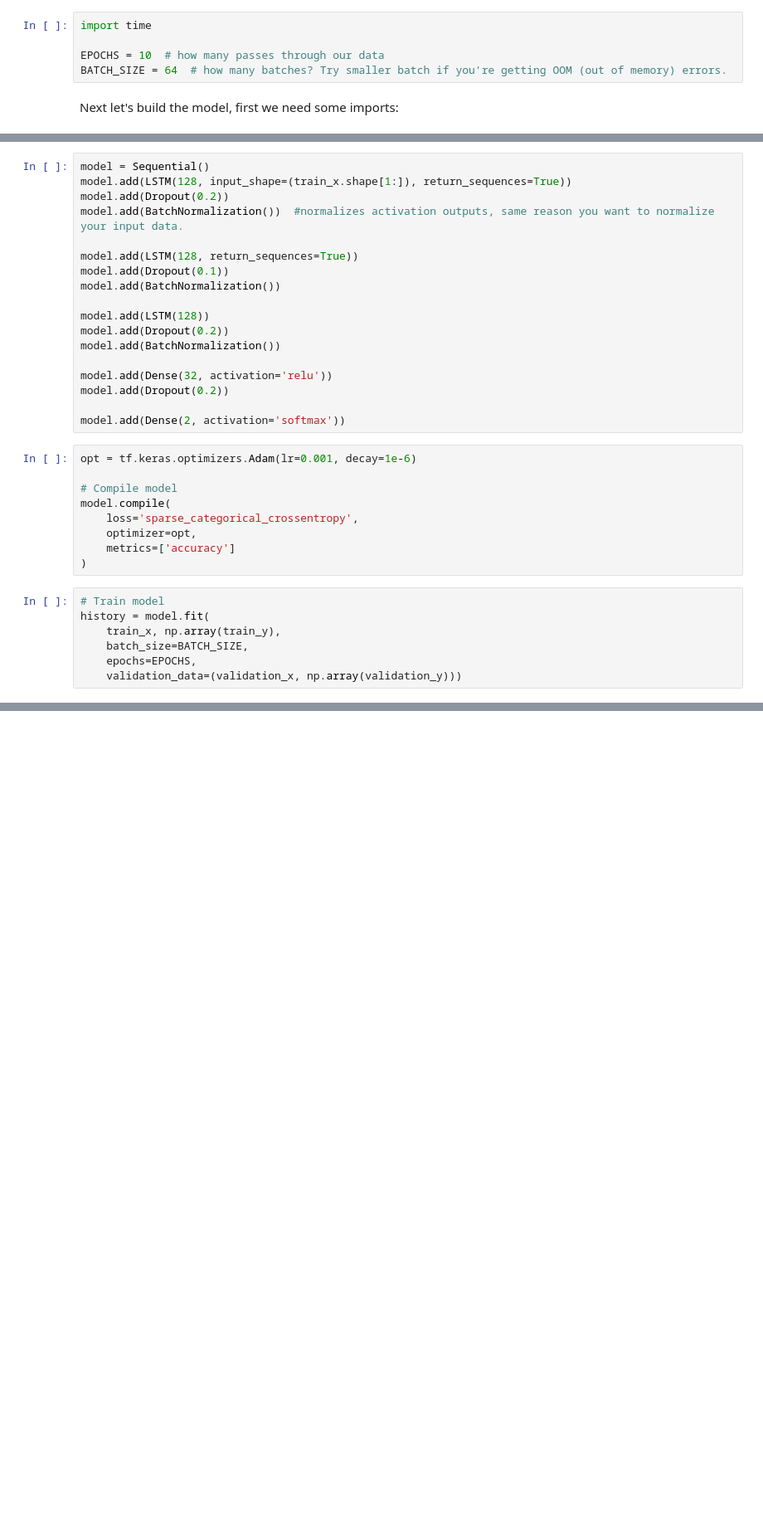
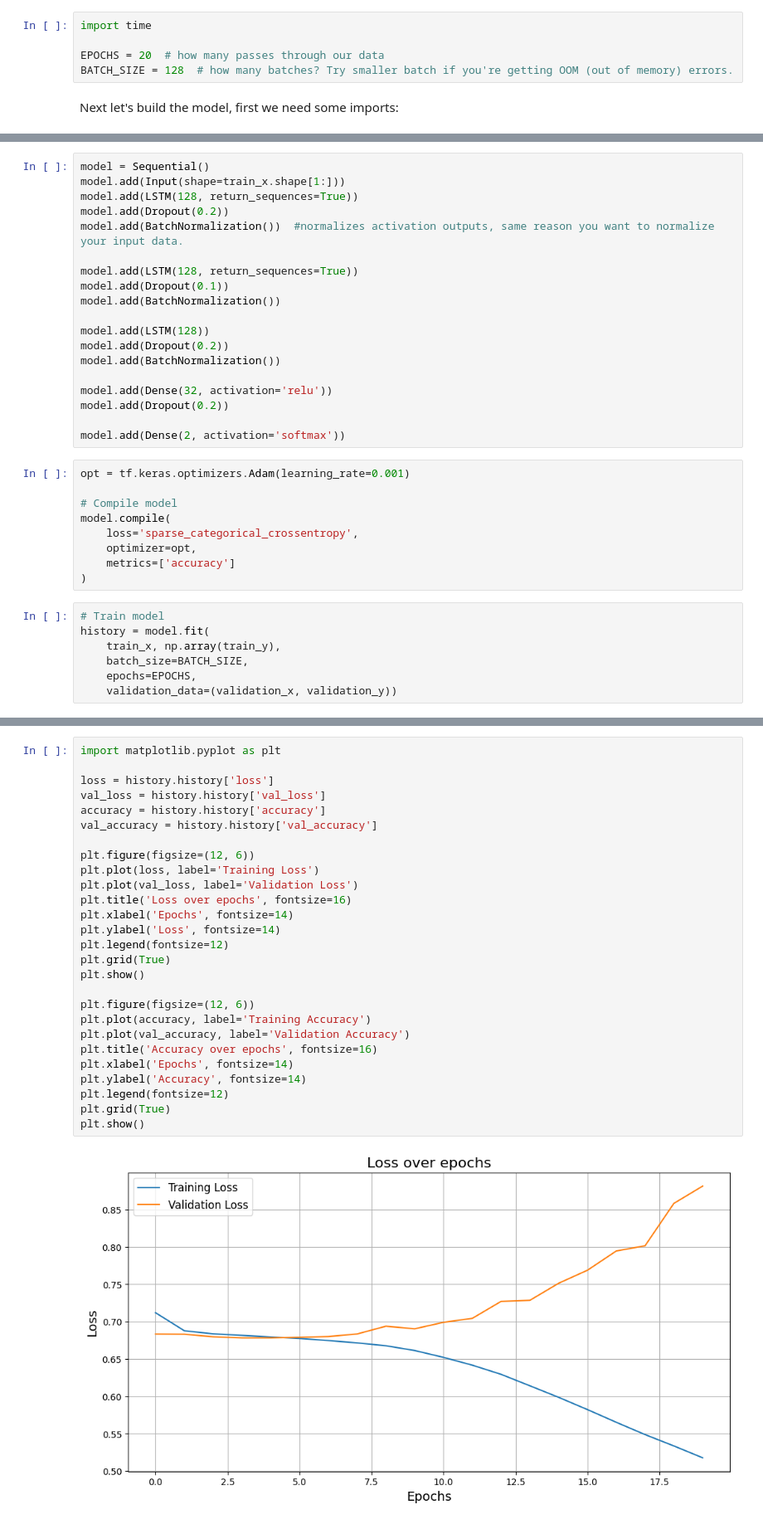
Before and after one commit to Alireza-Akhavan/rnn-notebooks, a Jupyter notebook: 03_2_Cryptocurrency-predicting.ipynb, the cells around one changed output, grey strips where cells are left out. Shown at 83% size. Cells and saved outputs as stored; diff of their text form; blank space fills up the shorter version.

```diff
--- a/03_2_Cryptocurrency-predicting.ipynb
+++ b/03_2_Cryptocurrency-predicting.ipynb
@@ -162,8 +164,8 @@ VALIDATION Dont buys: 1930, buys: 1930
 # %%
 import time
 
-EPOCHS = 10  # how many passes through our data
-BATCH_SIZE = 64  # how many batches? Try smaller batch if you're getting OOM (out of memory) errors.
+EPOCHS = 20  # how many passes through our data
+BATCH_SIZE = 128  # how many batches? Try smaller batch if you're getting OOM (out of memory) errors.
 # %% [markdown]
 Next let's build the model, first we need some imports:
 # %%
@@ -172,7 +174,8 @@ from tensorflow.keras.models import Sequential
 from tensorflow.keras.layers import Dense, Dropout, LSTM, LSTM, BatchNormalization
 # %%
 model = Sequential()
-model.add(LSTM(128, input_shape=(train_x.shape[1:]), return_sequences=True))
+model.add(Input(shape=train_x.shape[1:]))
+model.add(LSTM(128, return_sequences=True))
 model.add(Dropout(0.2))
 model.add(BatchNormalization())  #normalizes activation outputs, same reason you want to normalize your input data.
 
@@ -189,7 +192,7 @@ model.add(Dropout(0.2))
 
 model.add(Dense(2, activation='softmax'))
 # %%
-opt = tf.keras.optimizers.Adam(lr=0.001, decay=1e-6)
+opt = tf.keras.optimizers.Adam(learning_rate=0.001)
 
 # Compile model
 model.compile(
@@ -203,5 +206,5 @@ history = model.fit(
     train_x, np.array(train_y),
     batch_size=BATCH_SIZE,
     epochs=EPOCHS,
-    validation_data=(validation_x, np.array(validation_y)))
+    validation_data=(validation_x, validation_y))
 # %% [output]
@@ -224,0 +228,29 @@ Epoch 10/10
+# %%
+import matplotlib.pyplot as plt
+
+loss = history.history['loss']
+val_loss = history.history['val_loss']
+accuracy = history.history['accuracy']
+val_accuracy = history.history['val_accuracy']
+
+plt.figure(figsize=(12, 6))
+plt.plot(loss, label='Training Loss')
+plt.plot(val_loss, label='Validation Loss')
+plt.title('Loss over epochs', fontsize=16)
+plt.xlabel('Epochs', fontsize=14)
+plt.ylabel('Loss', fontsize=14)
+plt.legend(fontsize=12)
+plt.grid(True)
+plt.show()
+
+plt.figure(figsize=(12, 6))
+plt.plot(accuracy, label='Training Accuracy')
+plt.plot(val_accuracy, label='Validation Accuracy')
+plt.title('Accuracy over epochs', fontsize=16)
+plt.xlabel('Epochs', fontsize=14)
+plt.ylabel('Accuracy', fontsize=14)
+plt.legend(fontsize=12)
+plt.grid(True)
+plt.show()
+# %% [output]
+[figure, added]
```
Also changed, not shown: parts of 13 cells of this notebook.
